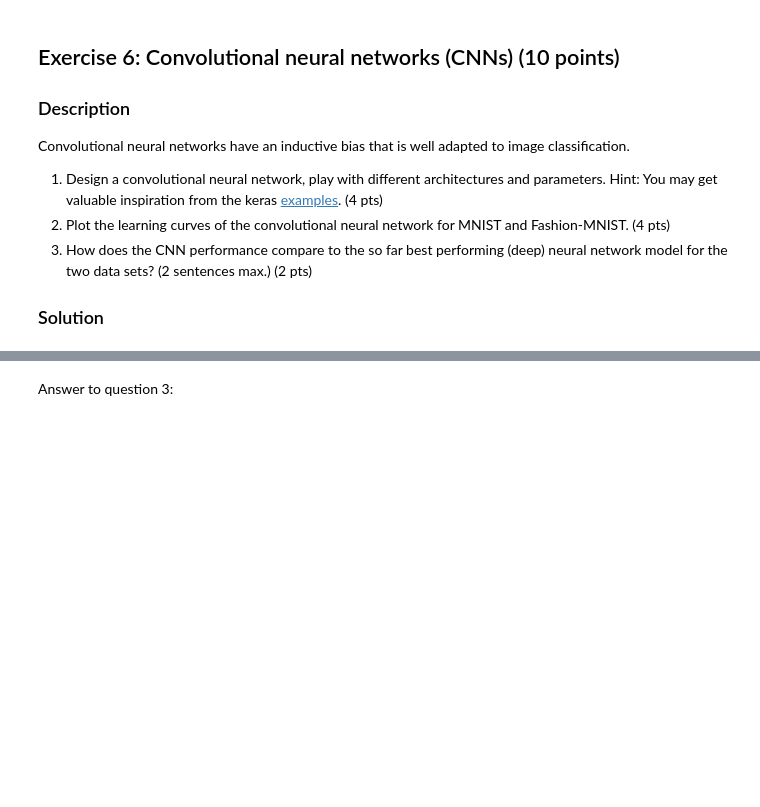
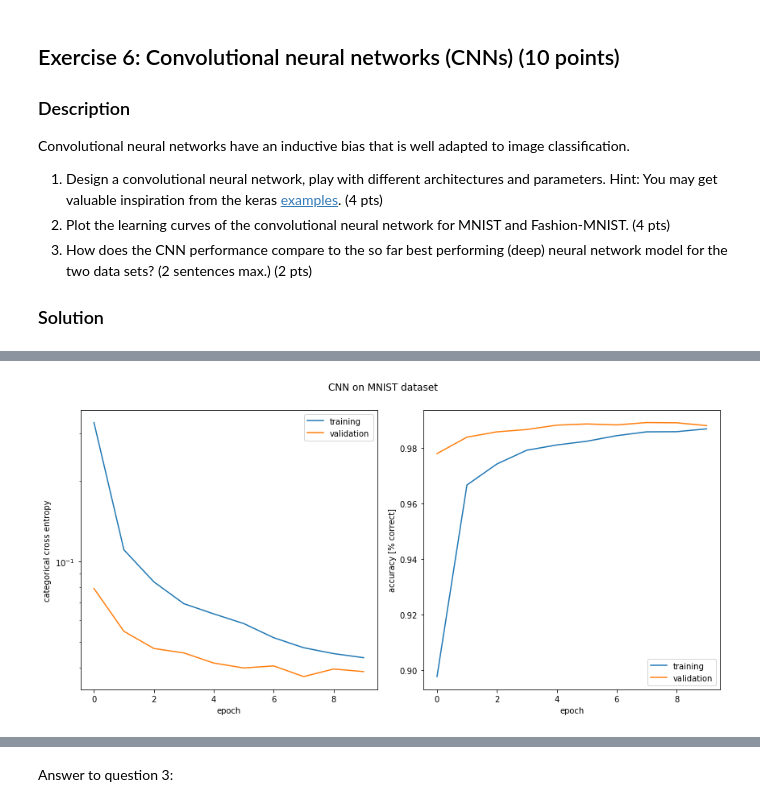
Before and after one commit to FrancescoPase/ANN, a Jupyter notebook: miniproject1.ipynb, the cells around one changed output, grey strips where cells are left out. Cells and saved outputs as stored; diff of their text form; code cells hidden in the pictures; blank space fills up the shorter version.

```diff
--- a/miniproject1.ipynb
+++ b/miniproject1.ipynb
@@ -544,4 +656,5 @@ CNN_x_test = x_test.reshape(x_test.shape[0], 28, 28, 1)
 # %%
+#MNIST
 
 model = Sequential()
 model.add(Conv2D(32, kernel_size=(3, 3),
@@ -549,7 +662,7 @@ model.add(Conv2D(32, kernel_size=(3, 3),
                  input_shape=(28,28,1)))
 model.add(Conv2D(64, (3, 3), activation='relu'))
 model.add(MaxPooling2D(pool_size=(2, 2)))
-model.add(Dropout(0.25))
+model.add(Dropout(0.5))
 model.add(Flatten())
 model.add(Dense(128, activation='relu'))
 model.add(Dropout(0.5))
@@ -559,9 +672,9 @@ model.compile(loss=keras.losses.categorical_crossentropy,
               optimizer=keras.optimizers.Adadelta(),
               metrics=['accuracy'])
 
-hist = model.fit(CNN_x_train, CNN_y_train,
+hist = model.fit(CNN_x_train, y_train,
           batch_size=128,
-          epochs=5,
+          epochs=10,
           verbose=1,
           validation_split = 0.2)
 
@@ -568,0 +744,4 @@ hist = model.fit(CNN_x_train, CNN_y_train,
+# %%
+plot_history(hist, 'CNN on MNIST dataset');
+# %% [output]
+[figure, added]
```
Also changed, not shown: parts of 34 cells of this notebook, 4 other files.
